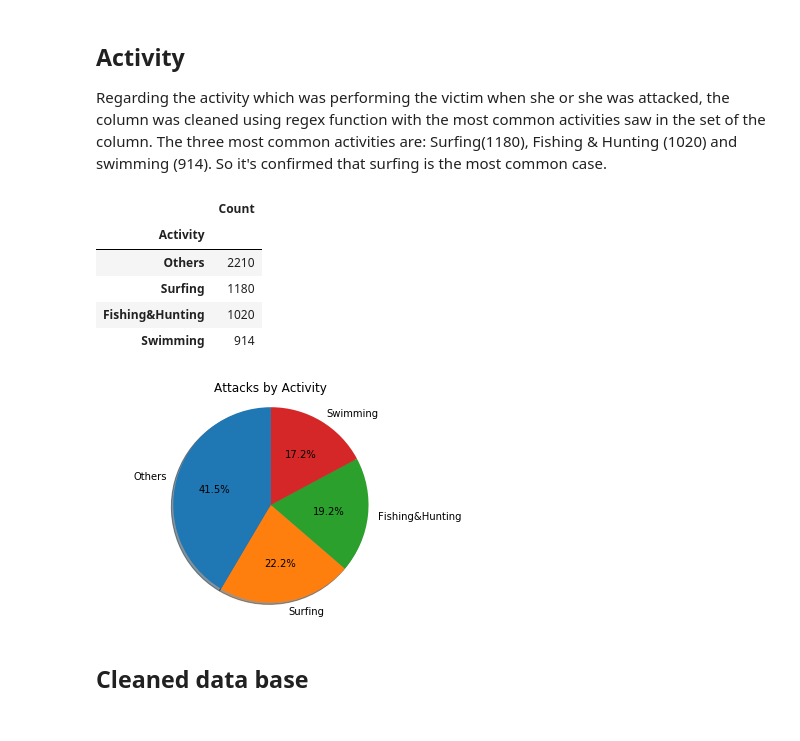
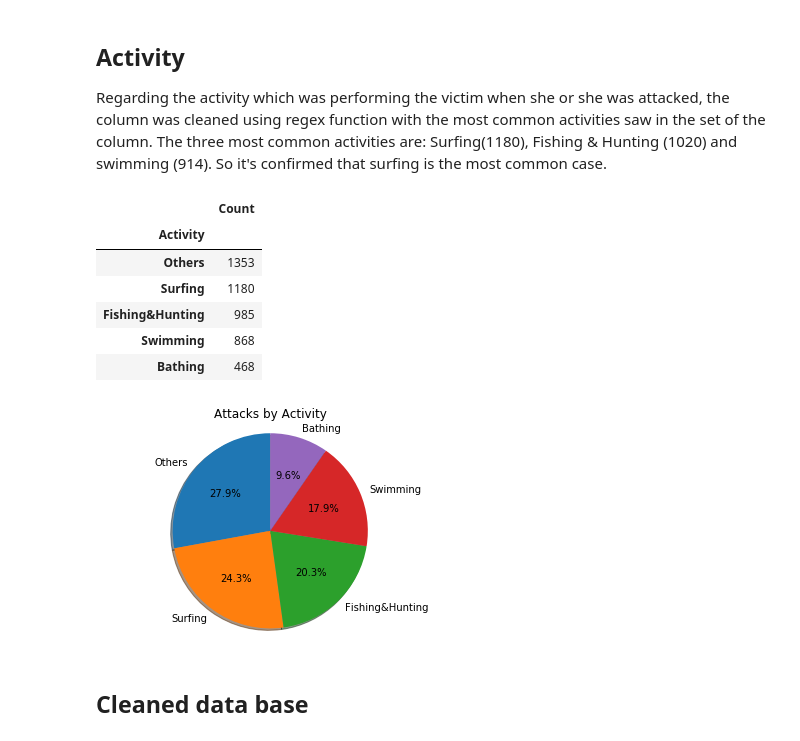
Before and after one commit to jgph91/Average-victim-of-shark-attacks-WW, a Jupyter notebook: Sharks attacks.ipynb, the cells around one changed output. Cells and saved outputs as stored; diff of their text form; code cells hidden in the pictures.

```diff
--- a/Sharks attacks.ipynb
+++ b/Sharks attacks.ipynb
@@ -279,26 +279,28 @@ activity_table = activity_table[(activity_table["Activity"]!= "Unknown")]
 activity_table = activity_table.groupby(["Activity"]).count()
 activity_table = activity_table.sort_values(by = ["Count"],ascending = False)
 
-activity_table.head(5)
+activity_table = activity_table.iloc[:5]
+activity_table
 # %% [output]
 |  | Count |
 | Activity |  |
-| Others | 2210 |
+| Others | 1353 |
 | Surfing | 1180 |
-| Fishing&Hunting | 1020 |
-| Swimming | 914 |
+| Fishing&Hunting | 985 |
+| Swimming | 868 |
+| Bathing | 468 |
 # %%
 # Distribution of sharks attacks by activity
 
-activity_labels = ["Others","Surfing","Fishing&Hunting","Swimming"]
+activity_labels = ["Others","Surfing","Fishing&Hunting","Swimming",'Bathing']
 fig4, ax4 = plt.subplots()
 ax4.pie(activity_table,labels = activity_labels, autopct='%1.1f%%',
         shadow=True, startangle=90)
 ax4.axis('equal')
 ax4.set_title('Attacks by Activity')
 plt.show()
 # %% [output]
-[figure, old version]
+[figure, new version]
 # %% [markdown]
 ## Cleaned data base
 # %%
```
Also changed, not shown: parts of 4 cells of this notebook.
